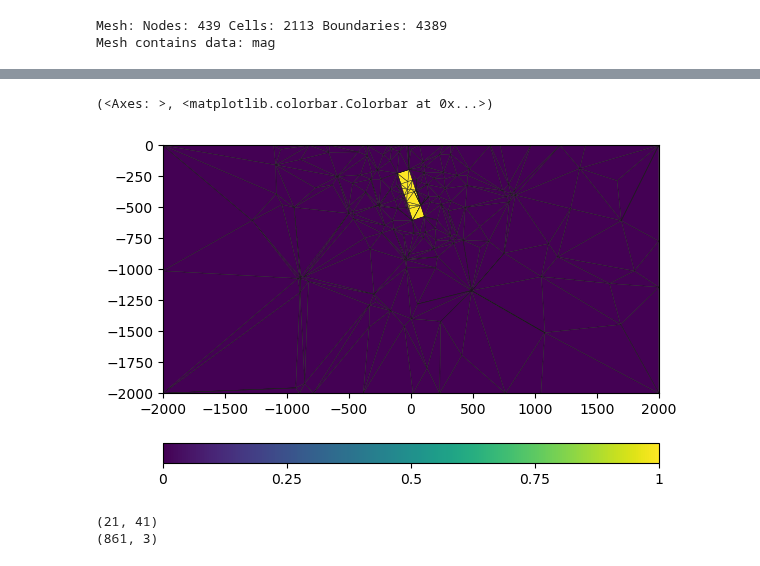
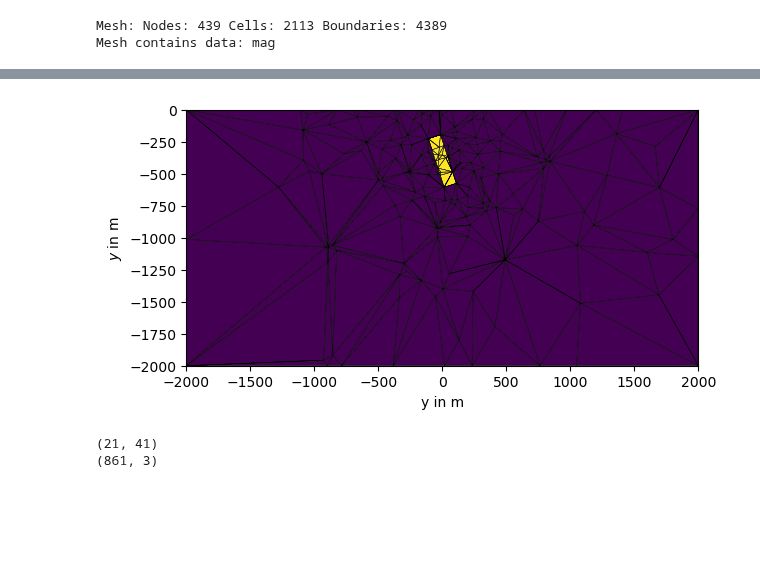
Before and after one commit to gimli-org/notebooks, a Jupyter notebook: Magnetics/synthFault.ipynb, the cells around one changed output, grey strips where cells are left out. Cells and saved outputs as stored; diff of their text form; code cells hidden in the pictures; blank space fills up the shorter version.

```diff
--- a/Magnetics/synthFault.ipynb
+++ b/Magnetics/synthFault.ipynb
@@ -44,10 +44,11 @@ Mesh: Nodes: 439 Cells: 2113 Boundaries: 4389
 Mesh contains data: mag
 # %%
 sli = mt.extract2dSlice(mesh, normal="x")
-pg.show(sli, "mag", showMesh=True)
+ax, cb = pg.show(sli, "mag", showMesh=True, colorBar=False)
+ax.set_xlabel("y in m")
+ax.figure.savefig("fault-model.svg")
 # %% [output]
-(<Axes: >, <matplotlib.colorbar.Colorbar at 0x...>)
-[figure, old version]
+[figure, new version]
 # %%
 # meshNED = pg.Mesh(mesh)
 # meshNED.swapCoordinates(0, 1)
```
Also changed, not shown: parts of 8 cells of this notebook, 2 other files.
